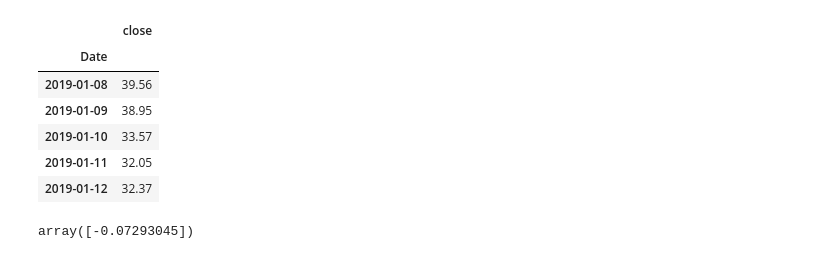
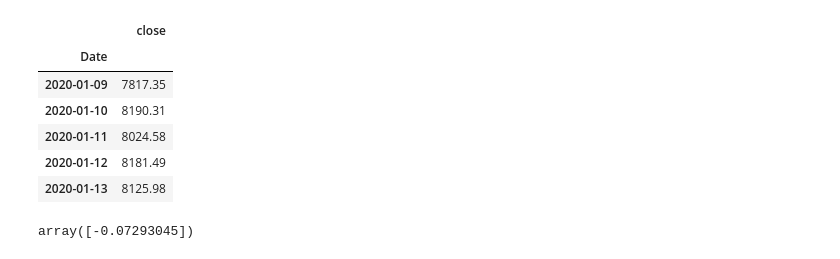
Before and after one commit to joshmiller32/Multi_Chain_Crypto_Wallet, a Jupyter notebook: ML/ML_testing2.ipynb, the cells around one changed output. Saved outputs shown, nothing was run; the diff lists cells and outputs as text; code cells hidden in the pictures.

Commit message:
finished rf dataframe

```diff
--- a/ML/ML_testing2.ipynb
+++ b/ML/ML_testing2.ipynb
@@ -17,14 +17,14 @@ import warnings
 
 #warnings.filterwarnings("ignore")
 # %%
-coin_df = get_historical_data('LTC', 365 )
+coin_df = get_historical_data('BTC', 900 )
 # %%
-coin_df.head()
+coin_df.tail()
 # %% [output]
 |  | close |
 | Date |  |
-| 2019-01-08 | 39.56 |
-| 2019-01-09 | 38.95 |
-| 2019-01-10 | 33.57 |
-| 2019-01-11 | 32.05 |
-| 2019-01-12 | 32.37 |
+| 2020-01-09 | 7817.35 |
+| 2020-01-10 | 8190.31 |
+| 2020-01-11 | 8024.58 |
+| 2020-01-12 | 8181.49 |
+| 2020-01-13 | 8125.98 |
```
Also changed, not shown: parts of 1 cell of this notebook, 10 other files.
